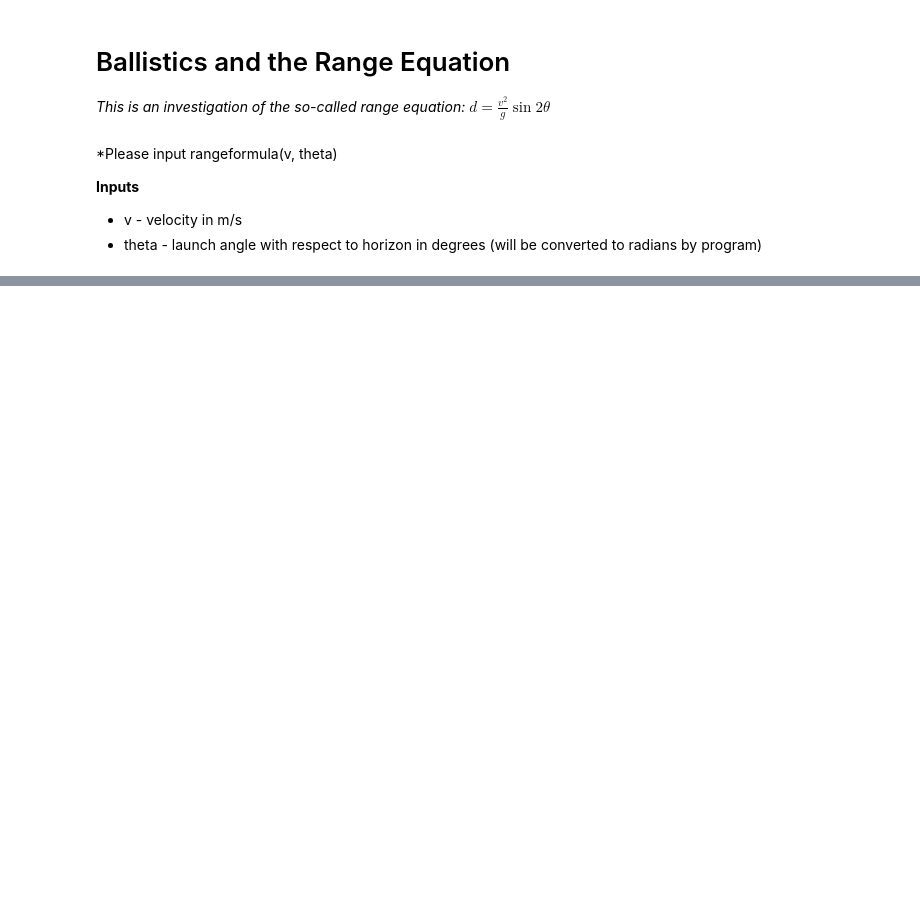
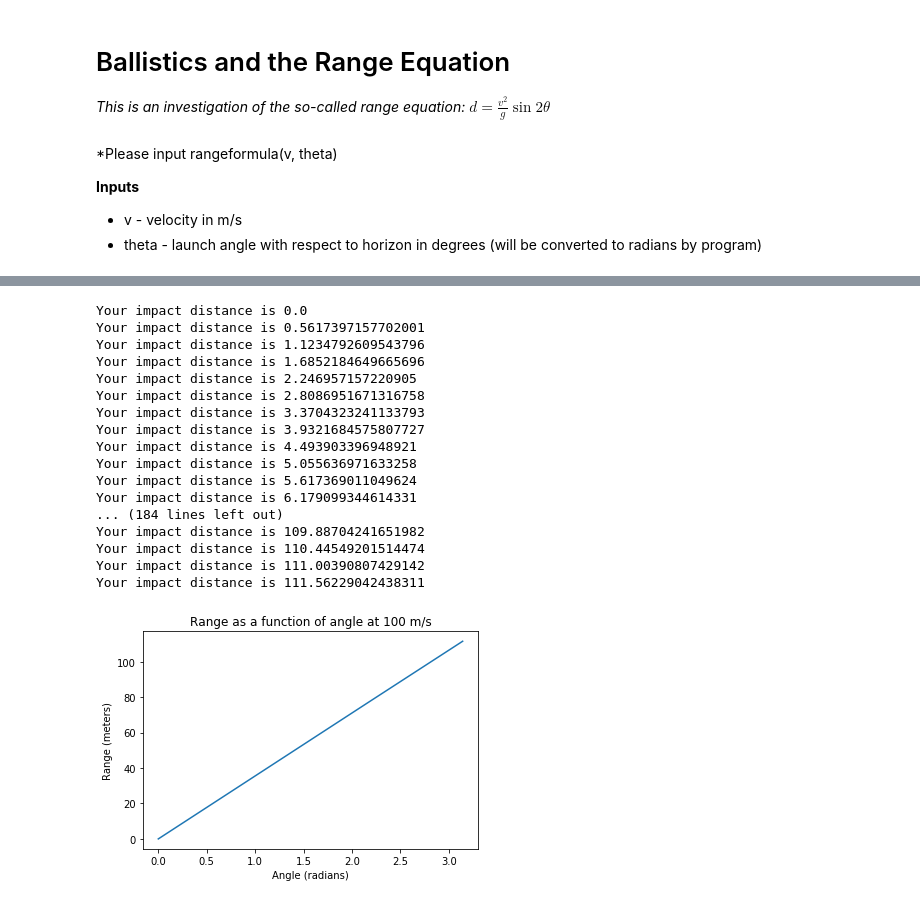
Before and after one commit to Clay190/Data-Science, a Jupyter notebook: ballistics.ipynb, the cells around one changed output, grey strips where cells are left out. Drawn from its saved outputs; the diff is of its cells as text; code cells hidden in the pictures; blank space fills up the shorter version.

```diff
--- a/ballistics.ipynb
+++ b/ballistics.ipynb
@@ -91,0 +93,27 @@ plt.show()
+# %%
+angleradians = linspace(0, pi, num = 200)
+rangefromradians = [rangeformula(100, angle) for angle in angleradians]
+plt.plot(angleradians, rangefromradians)
+plt.title('Range as a function of angle at 100 m/s')
+plt.xlabel('Angle (radians)')
+plt.ylabel('Range (meters)')
+plt.show()
+# %% [output]
+Your impact distance is 0.0
+Your impact distance is 0.5617397157702001
+Your impact distance is 1.1234792609543796
+Your impact distance is 1.6852184649665696
+Your impact distance is 2.246957157220905
+Your impact distance is 2.8086951671316758
+Your impact distance is 3.3704323241133793
+Your impact distance is 3.9321684575807727
+Your impact distance is 4.493903396948921
+Your impact distance is 5.055636971633258
+Your impact distance is 5.617369011049624
+Your impact distance is 6.179099344614331
+... (184 lines left out)
+Your impact distance is 109.88704241651982
+Your impact distance is 110.44549201514474
+Your impact distance is 111.00390807429142
+Your impact distance is 111.56229042438311
+[figure, added]
```
Also changed, not shown: parts of 16 cells of this notebook, 3 other files.
